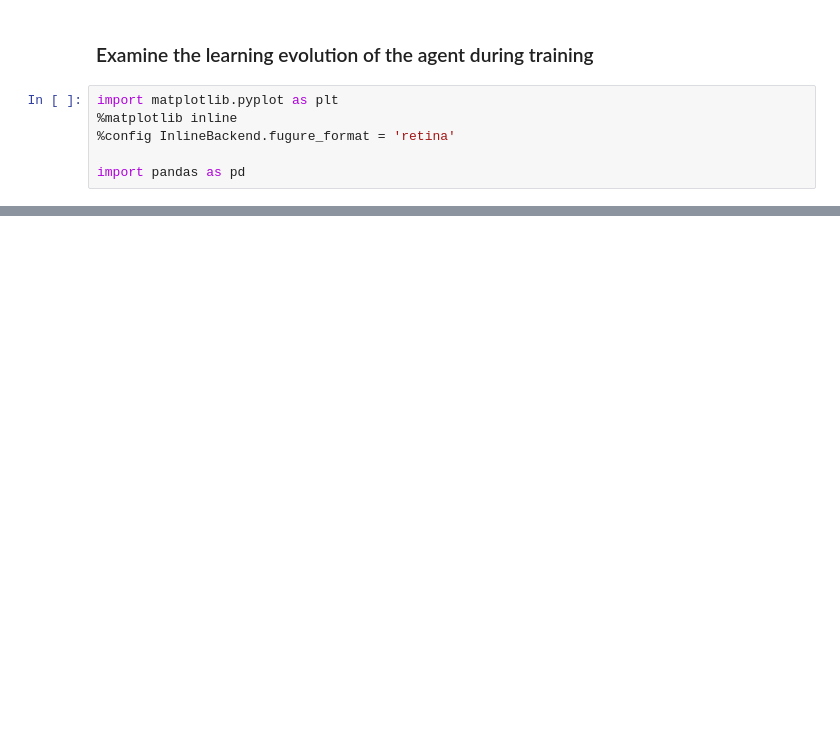
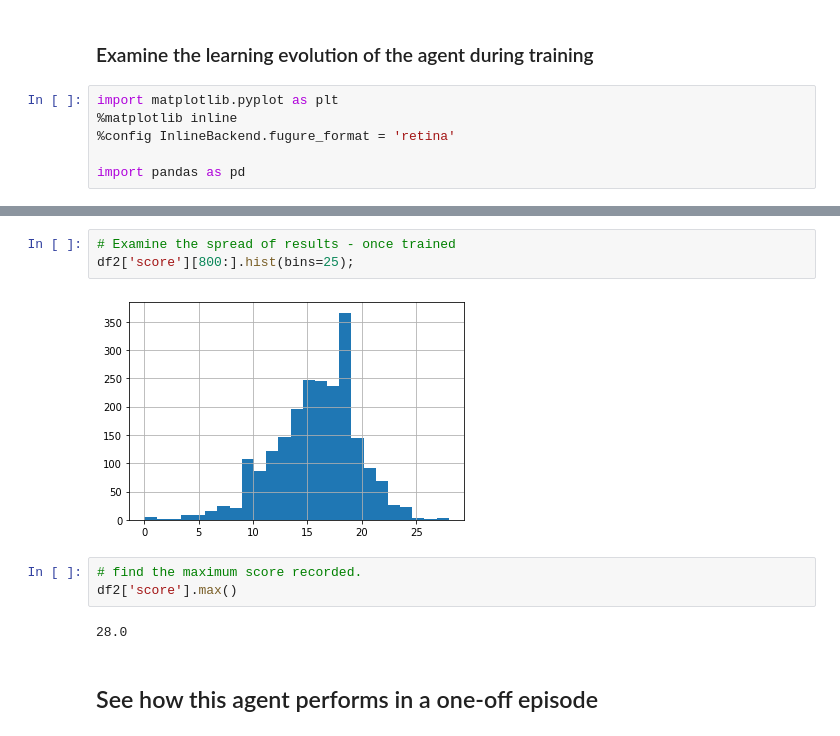
Before and after one commit to dcfwight/reinforcement_learning_bananas, a Jupyter notebook: Navigation.ipynb, the cells around one changed output, grey strips where cells are left out. Saved outputs shown, nothing was run; the diff lists cells and outputs as text; blank space fills up the shorter version.

```diff
--- a/Navigation.ipynb
+++ b/Navigation.ipynb
@@ -330,0 +501,12 @@ plt.legend(['individual','moving average(100)','target'])
+# %%
+# Examine the spread of results - once trained
+df2['score'][800:].hist(bins=25);
+# %% [output]
+[figure, added]
+# %%
+# find the maximum score recorded.
+df2['score'].max()
+# %% [output]
+28.0
+# %% [markdown]
+## See how this agent performs in a one-off episode
```
Also changed, not shown: parts of 25 cells of this notebook.
